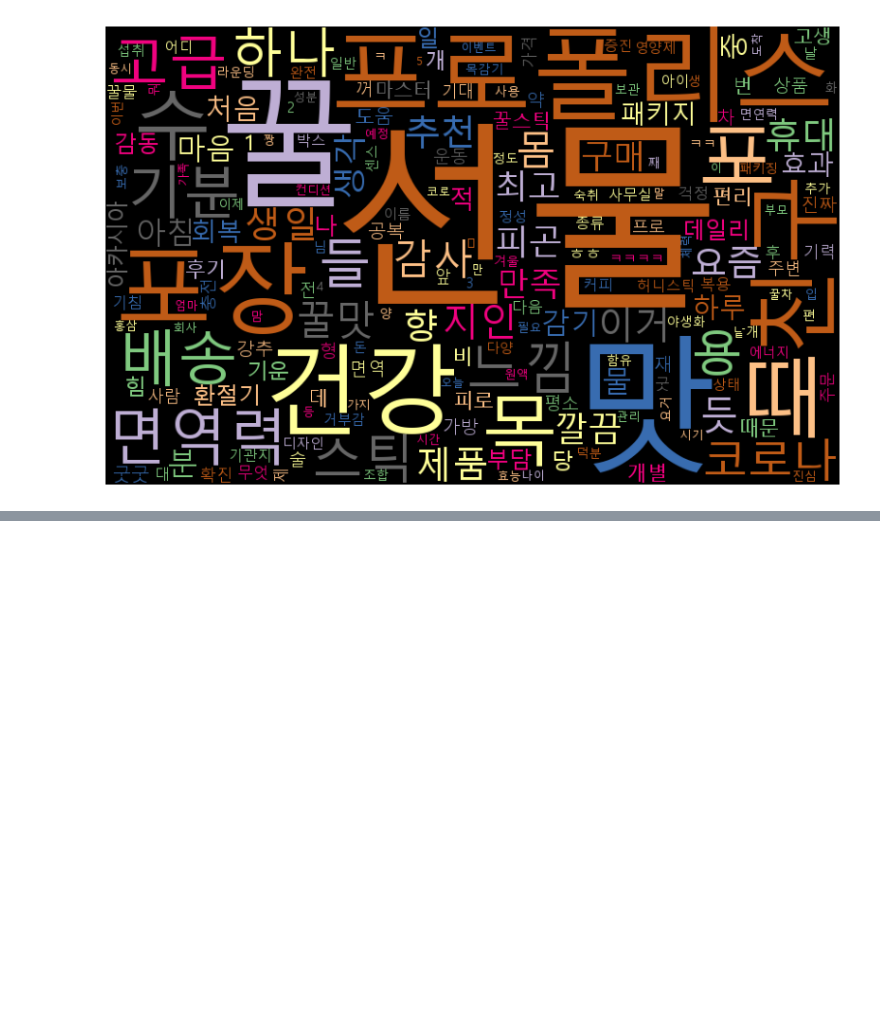
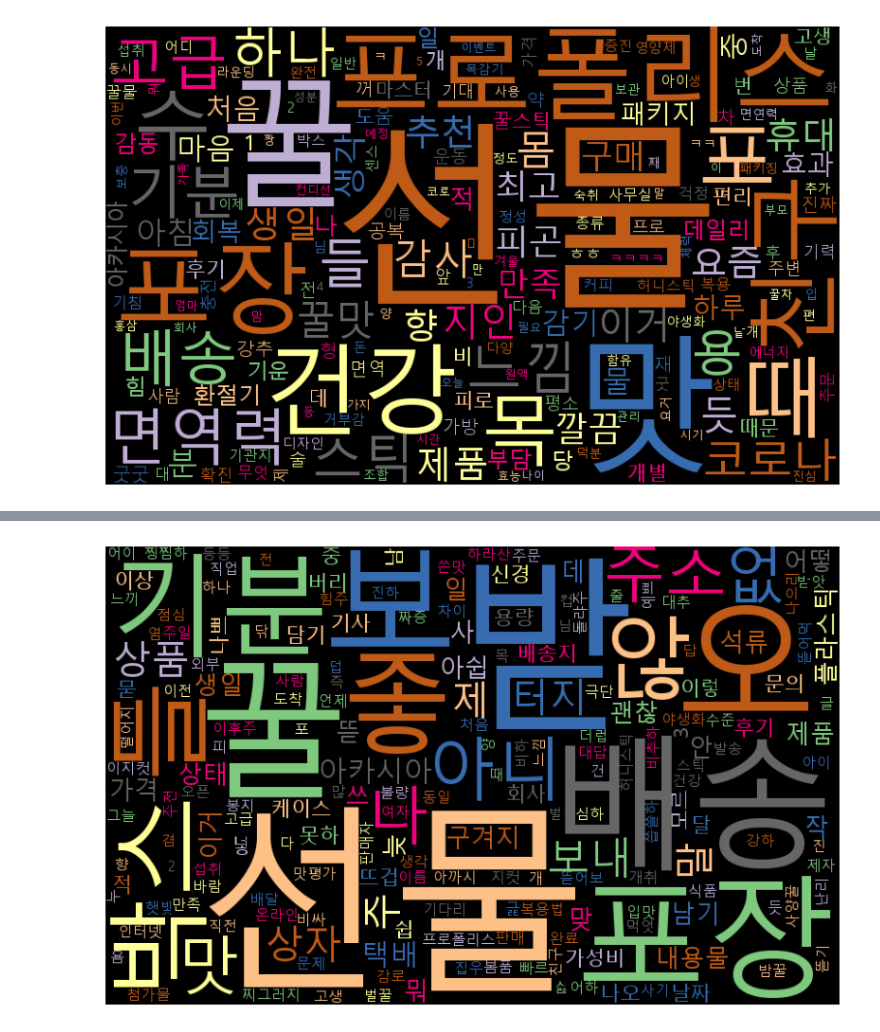
Before and after one commit to eatthecompanyxasac/doeat2023, a Jupyter notebook: KYJ/honey_stick/code/kakao_analysis.ipynb, the cells around one changed output, grey strips where cells are left out. Saved outputs shown, nothing was run; the diff lists cells and outputs as text; code cells hidden in the pictures; blank space fills up the shorter version.

```diff
--- a/KYJ/honey_stick/code/kakao_analysis.ipynb
+++ b/KYJ/honey_stick/code/kakao_analysis.ipynb
@@ -274,0 +294,4 @@ kakao_data['']
+# %%
+wc_analysis(kakao_data[kakao_data['sentiment_label']==0]['token_nouns_bareun'] + kakao_data[kakao_data['sentiment_label']==0]['token_verbs_bareun'])
+# %% [output]
+[figure, added]
```
Also changed, not shown: parts of 39 cells of this notebook.
